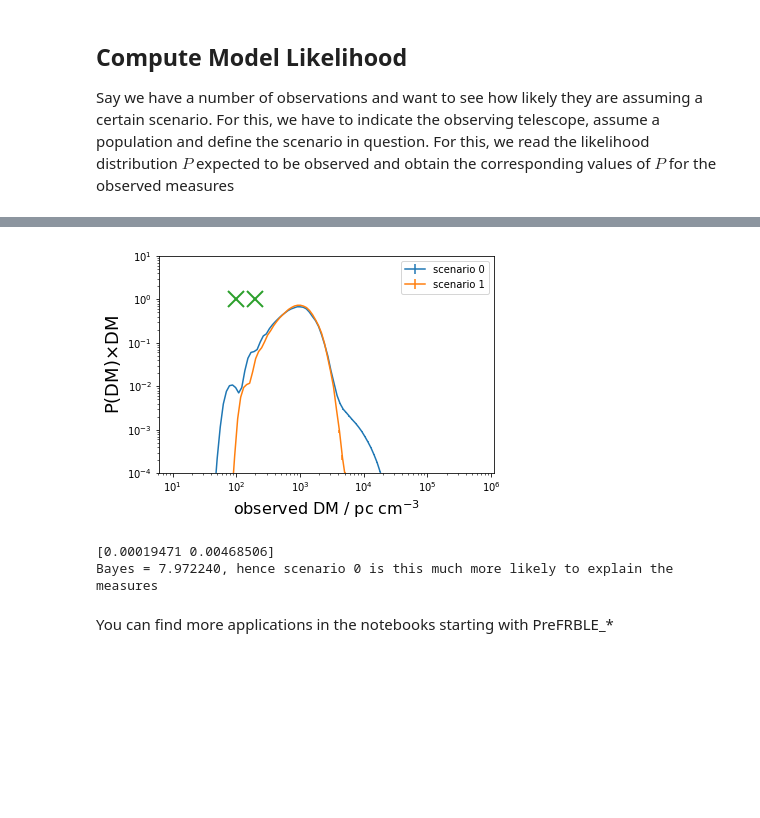
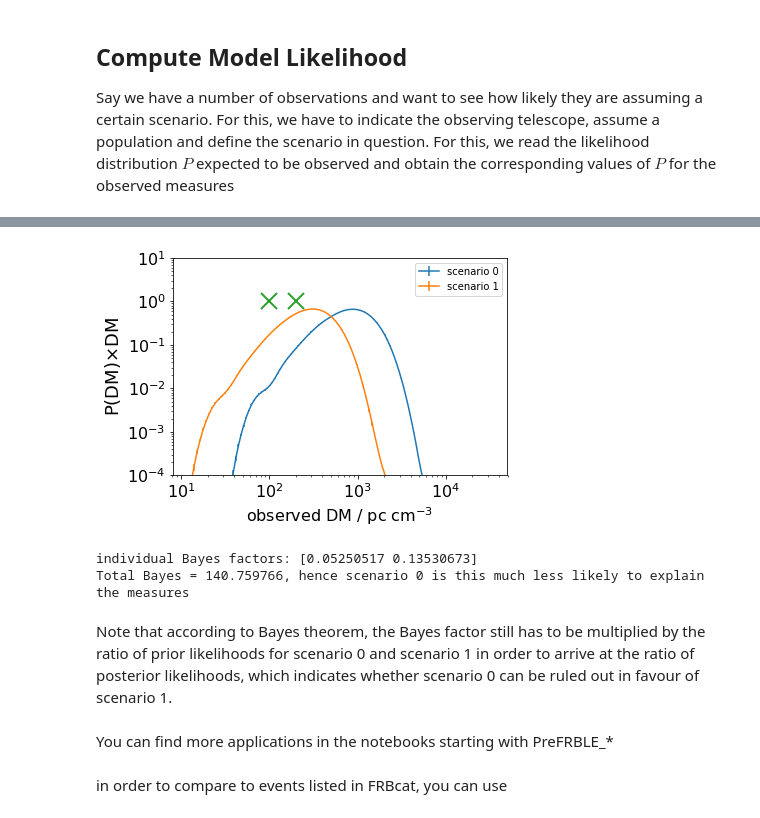
Before and after one commit to FRBs/PreFRBLE, a Jupyter notebook: notebooks/basic_usage.ipynb, the cells around one changed output, grey strips where cells are left out. Cells and saved outputs as stored; diff of their text form; code cells hidden in the pictures; blank space fills up the shorter version.

Commit message:
correct label: L - likelihood, P - posterior

```diff
--- a/notebooks/basic_usage.ipynb
+++ b/notebooks/basic_usage.ipynb
@@ -68,3 +50,15 @@ scenario = {
+# %%
+scenario = {  ## this is our benchmark scenario, fed to procedures as kwargs-dict of models considered for the different regions are provided as lists (to allow to consider multiple models in the same scenario, e. g. several types of progenitors. Use mixed models only when you kno what you are doing)
+    'IGM' : ['primordial_C900'],  ## constrained numerical simulatoin of the IGM, considering baryon content f_IGM=0.9 (more info in Hackstein et al. 2018, 2019 & 2020 )
+    'Host' : ['Rodrigues18'],     ## ensemble of host galaxies according to Rodrigues et al . 2018
+    'Inter' : ['Rodrigues18'],    ## same ensemble for intervening galaxies
+    'Local' : ['Piro18/wind'],    ## local environment of magnetar according to Piro & Gaensler 2018
+    'N_inter' : True  ## if N_Inter = True, then intervening galaxies are considered realistically, i. e. according to the expecte number of intervened LoS N_inter
+}
+
+scenario_local = {  ## certainly, it is possible to choose an single model in order to investigate that more closely
+    'Local' : ['Piro18/wind'],
+}
 # %% [markdown]
 With this, we can read out the full likelihood using the following (can take a little while if it hasn't been computed yet, especially for non-absolute measures like RM.)
 # %%
@@ -111,6 +105,7 @@ New likelihood functions have to match the form stated above, directly under Rea
 These likelihood functions can either be analytical description of $P$ or can be obtained from a model of the region e. g. via Monte-Carlo simulation.
 To obtain the likelihood function from the resulting sample, simply use
 # %%
-measures = np.random.rand(100)
+N = 10**4
+measures = np.random.rand(N)
 
 P, x = Likelihood( data=measures, bins=100, log=True, density=True )
@@ -117 +114,3 @@ P, x = Likelihood( data=measures, bins=100, log=True, density=True )
+# %%
+dev = LikelihoodDeviation(P=P, x=x, N=N)
 # %% [markdown]
@@ -129,11 +128,6 @@ measures = [1e2, 2e2]
 telescope = 'CHIME'
 
 population = 'SMD' ## for redshift distribution to follow Stellar Mass Density
-scenario = {
-    'IGM' : ['primordial'],
-    'Host': ['Heesen11/dirty'],
-    'Local': ['Piro18/wind'],
-}
 
 P0, x0, dev0 = GetLikelihood_Telescope( measure=measure, telescope=telescope, population=population, dev=True, **scenario )
 
@@ -143,5 +137,5 @@ plt.ylim(1e-4,10)
 plt.show()
 
 L0 = Likelihoods( measurements=measures, P=P0, x=x0, dev=dev )
-print(L0[0])
+print("likelihoods", L0[0])
 # %% [output]
@@ -156,29 +152,31 @@ we do the same for a competing scenario and compute the ratio of $P$.
 # %%
-scenario = {
-    'IGM' : ['primordial'],
-    'Host': ['JF12/StarDensity_MW'],
-    'Local': ['Piro18/wind'],
-}
 
 fig, ax = plt.subplots()
 
 PlotLikelihood( P=P0, x=x0, dev=dev0, measure=measure, label='scenario 0', ax=ax )
 
+scenario1 = scenario.copy()
+scenario['IGM'] = ['primordial_C300']  ## choose IGM model with smaller baryon fraction f_IGM = 0.3
 
-P1, x1, dev1 = GetLikelihood_Telescope( measure=measure, telescope=telescope, population=population, dev=True, **scenario )
+
+P1, x1, dev1 = GetLikelihood_Telescope( measure=measure, telescope=telescope, population=population, dev=True, **scenario1 )
 
 PlotLikelihood( P=P1, x=x1, dev=dev1, measure=measure, label='scenario 1', ax=ax  )
 ax.plot( measures, [1]*len(measures), marker='x', markersize=16, markeredgewidth=2, linestyle=' ' )
 ax.set_ylim(1e-4,10)
 ax.legend()
 plt.show()
 
 L1 = Likelihoods( measurements=measures, P=P1, x=x1, dev=dev1 )
-print(L1[0])
-print('Bayes = %f, hence scenario 0 is this much more likely to explain the measures' % (np.prod( L0[0]/L1[0] )))
+print("individual Bayes factors:", L0[0]/L1[0])
+print('Total Bayes = %f, hence scenario 0 is this much less likely to explain the observed measures' % (np.prod( L1[0]/L0[0] )))
 # %% [output]
-[figure, old version]
+[figure, new version]
-[0.00019471 0.00468506]
-Bayes = 7.972240, hence scenario 0 is this much more likely to explain the measures
+individual Bayes factors: [0.05250517 0.13530673]
+Total Bayes = 140.759766, hence scenario 0 is this much less likely to explain the measures
+# %% [markdown]
+Note that according to Bayes theorem, the Bayes factor still has to be multiplied by the ratio of prior likelihoods for scenario 0 and scenario 1 in order to arrive at the ratio of posterior likelihoods, which indicates whether scenario 0 can be ruled out in favour of scenario 1.
 # %% [markdown]
 You can find more applications in the notebooks starting with PreFRBLE_*
+# %% [markdown]
+in order to compare to events listed in FRBcat, you can use
```
Also changed, not shown: parts of 13 cells of this notebook, 50 other files.
